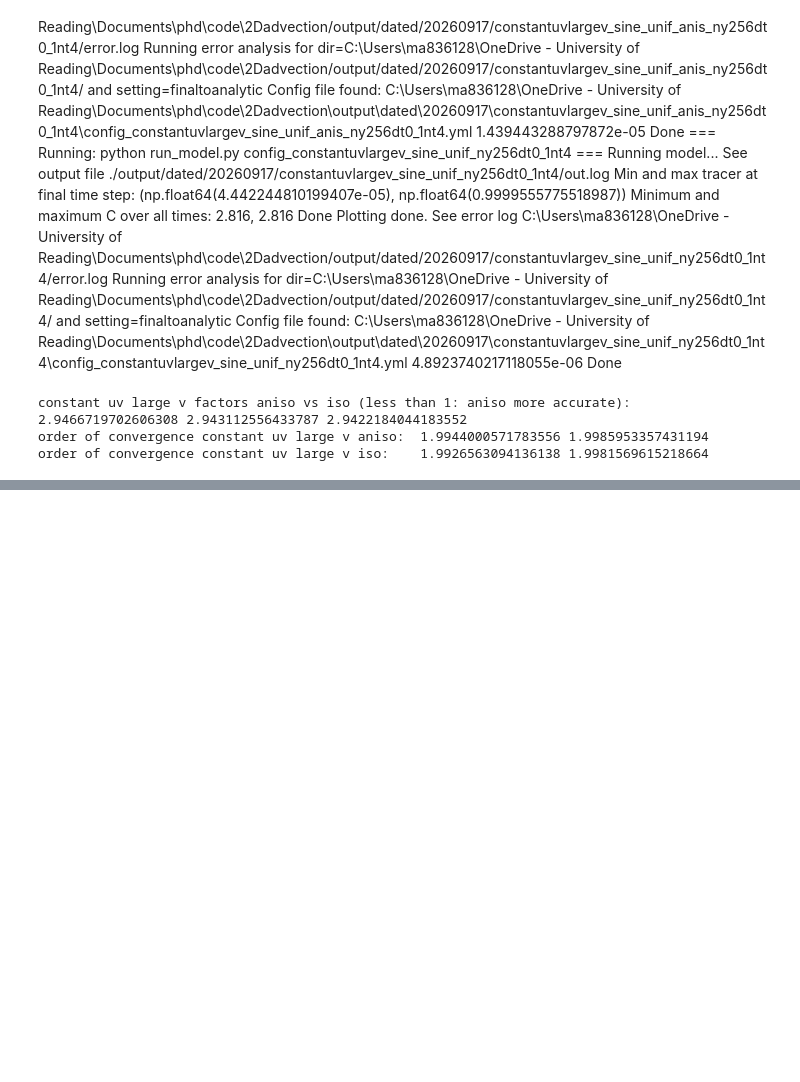
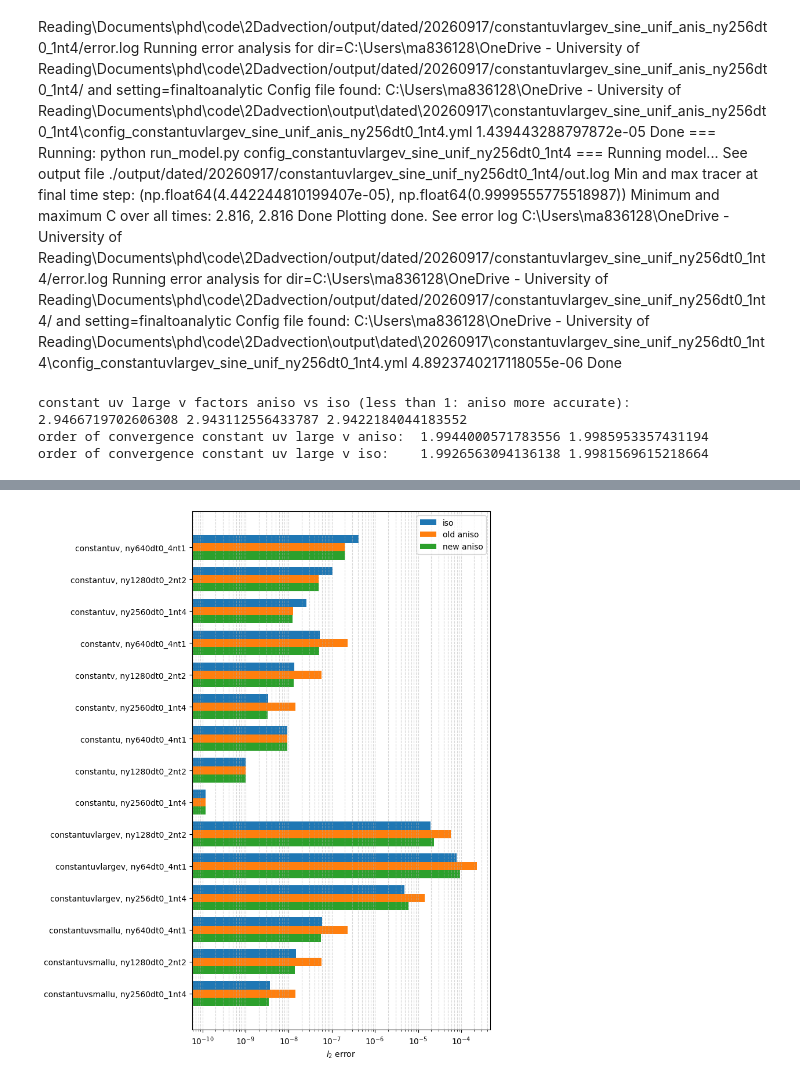
Before and after one commit to ambertewinkel/2Dadvection, a Jupyter notebook: plot_error_anisotropic_adhimex.ipynb, the cells around one changed output, grey strips where cells are left out. Saved outputs shown, nothing was run; the diff lists cells and outputs as text; code cells hidden in the pictures; blank space fills up the shorter version.

```diff
--- a/plot_error_anisotropic_adhimex.ipynb
+++ b/plot_error_anisotropic_adhimex.ipynb
@@ -608,0 +844,47 @@ order of convergence constant uv large v iso:    1.9926563094136138 1.9981569615
+# %%
+import re
+import numpy as np
+import matplotlib.pyplot as plt
+
+# ---- Collect the testcases ----
+# A testcase is every variable named l2_<case>_<res> WITHOUT 'anis' in it,
+# e.g. l2_constantuv_sine_unif_ny640dt0_4nt1 -> case "constantuv_sine_unif", res "ny640dt0_4nt1".
+# For each testcase the three bars are:
+#   neither: l2_<case>_<res>
+#   old:     old_l2_<case>_anis_<res>
+#   anis:    l2_<case>_anis_<res>
+testcases = []
+for name in list(globals()):
+    m = re.fullmatch(r"l2_(.+_unif)_(ny\d+dt.+nt\d+)", name)
+    if m and "anis" not in name:
+        testcases.append((m.group(1), m.group(2)))
+
+neither = [globals()[f"l2_{c}_{r}"] for c, r in testcases]
+old     = [globals()[f"old_l2_{c}_anis_{r}"] for c, r in testcases]
+anis    = [globals()[f"l2_{c}_anis_{r}"] for c, r in testcases]
+
+# Label on the left of each group, e.g. "constantuv, ny640dt0_4nt1"
+labels = [f"{c.replace('_sine_unif', '')}, {r}" for c, r in testcases]
+
+# ---- Plot ----
+n = len(testcases)
+bar_h = 0.26
+y = np.arange(n)
+
+fig, ax = plt.subplots(figsize=(8, 0.55 * n + 1.5))
+ax.barh(y - bar_h, neither, height=bar_h, label="iso", color="C0")
+ax.barh(y,         old,     height=bar_h, label="old aniso",     color="C1")
+ax.barh(y + bar_h, anis,    height=bar_h, label="new aniso",    color="C2")
+
+ax.set_xscale("log")
+ax.set_yticks(y)
+ax.set_yticklabels(labels)
+ax.invert_yaxis()  # first testcase at the top
+ax.set_xlabel("$l_2$ error")
+ax.grid(True, axis="x", which="both", ls="--", alpha=0.5)
+ax.legend()
+
+plt.tight_layout()
+plt.show()
+# %% [output]
+[figure, added]
```
Also changed, not shown: parts of 11 cells of this notebook, 42 other files.
